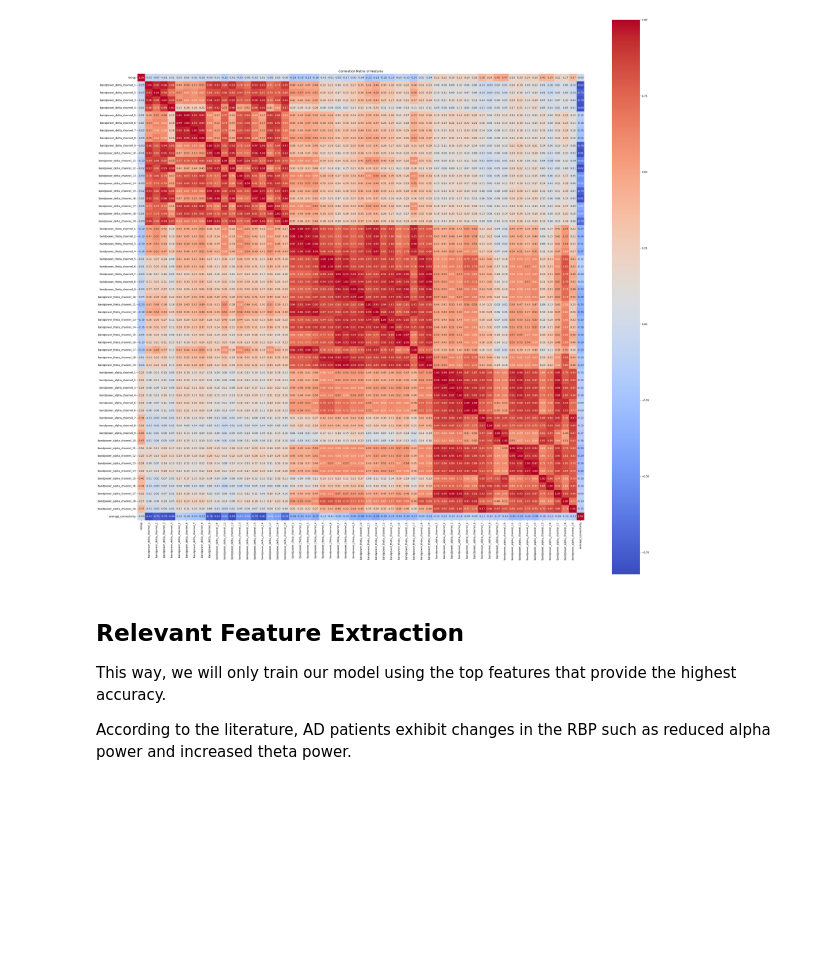
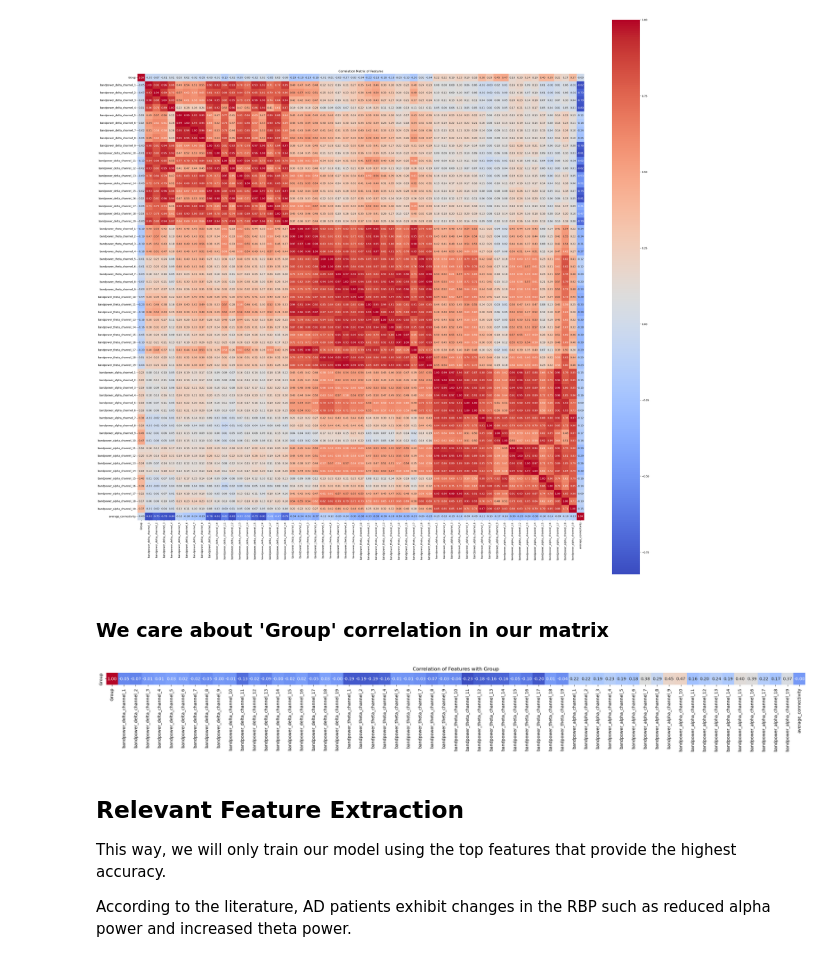
Before and after one commit to JonathanReyess/eeg-dementia-ml, a Jupyter notebook: analyze.ipynb, the cells around one changed output. Cells and saved outputs as stored; diff of their text form; code cells hidden in the pictures; blank space fills up the shorter version.

```diff
--- a/analyze.ipynb
+++ b/analyze.ipynb
@@ -375,6 +375,30 @@ plt.title('Correlation Matrix of Features')
 plt.show()
 # %% [output]
 [figure]
+# %% [markdown]
+### We care about 'Group' correlation in our matrix
+# %%
+import pandas as pd
+import seaborn as sns
+import matplotlib.pyplot as plt
+
+# Assuming correlation_matrix is already defined
+# Define the columns to drop (for both bandpower_gamma and bandpower_beta, plus Age and MMSE)
+columns_to_drop = [col for col in correlation_matrix.columns if 'bandpower_gamma' in col or 'bandpower_beta' in col] + ['Age', 'MMSE']
+
+# Drop the specified columns to create a filtered correlation matrix
+filtered_corr_matrix = correlation_matrix.drop(columns=columns_to_drop)
+
+# Select only the "Group" row from the filtered correlation matrix
+group_corr_matrix = filtered_corr_matrix.loc[['Group']]
+
+# Plot the correlation matrix for "Group" only
+plt.figure(figsize=(30, 30))  # Adjust the figure size as needed
+sns.heatmap(group_corr_matrix, annot=True, fmt=".2f", cmap='coolwarm', square=True, cbar=False)
+plt.title('Correlation of Features with Group')
+plt.show()
+# %% [output]
+[figure, added]
 # %% [markdown]
 ## Relevant Feature Extraction
 
```
